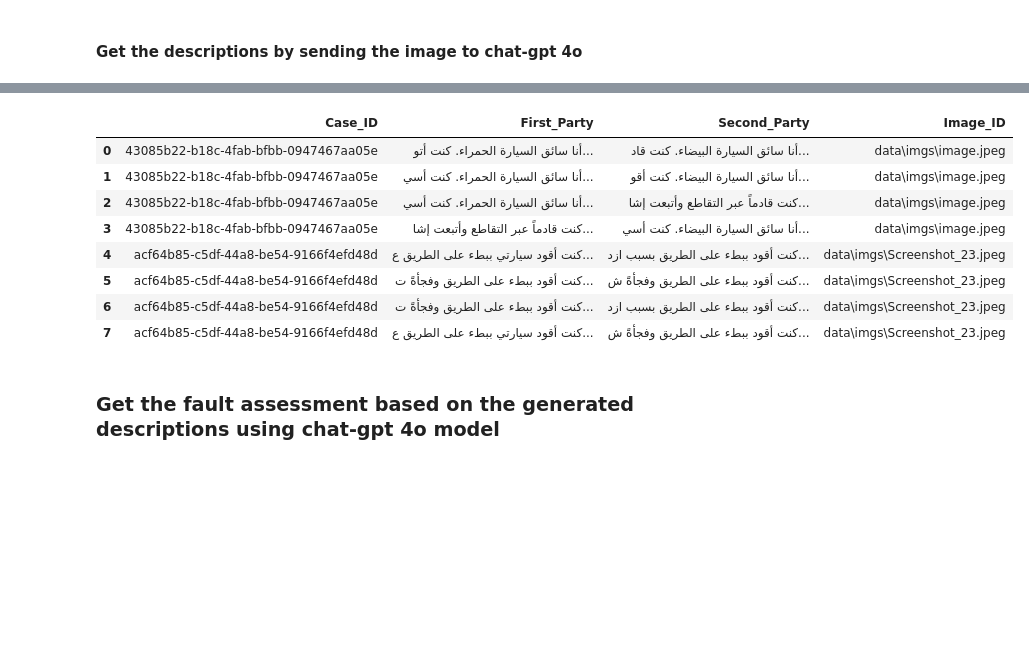
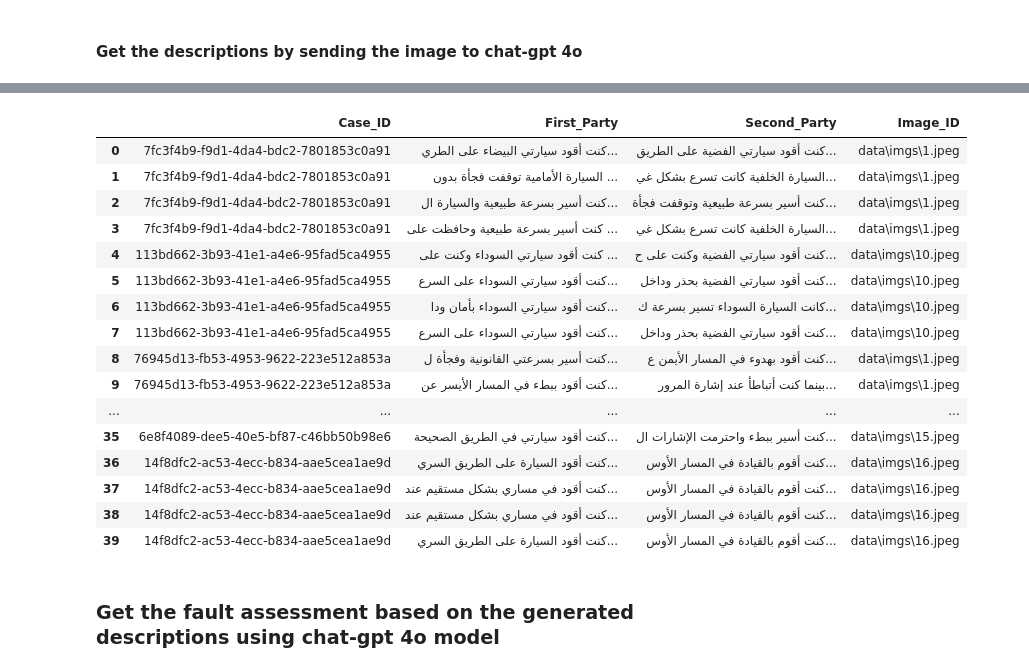
Before and after one commit to Sulaiman-F-Alharbi/Capstone, a Jupyter notebook: capstone.ipynb, the cells around one changed output, grey strips where cells are left out. Cells and saved outputs as stored; diff of their text form; code cells hidden in the pictures; blank space fills up the shorter version.

````diff
--- a/capstone.ipynb
+++ b/capstone.ipynb
@@ -70,7 +70,9 @@ for image_name in os.listdir(images_folder):
           {
             "type": "text",
             #prompt
-            "text": """I have car crash image I want you to take place as the effected parities, where your will write a description of the first party side, then write the other party description of their perspective.
+            "text": """[no prose]
+                      [Output Only JSON]
+                      I have car crash image I want you to take place as the effected parities, where your will write a description of the first party side, then write the other party description of their perspective.
                       and do it in 4 scenarios
                       1st: both parties say the truth.
                       2nd: both parties laying
@@ -78,15 +80,16 @@ for image_name in os.listdir(images_folder):
                       4th: second party is laying
                       (all in arabic)
 
-                      so end result will be:
+                      so end result will be in json format:
+                      {
+                        scenario_n:{
 
-                      scenario_n:
+                          first_party:
 
-                        first party:
-
-                        second party:
-
-                      make it as json format"""
+                          second_party:
+                        },
+                      }
+                      """
           },
           {
             #include the image
@@ -99,7 +102,7 @@ for image_name in os.listdir(images_folder):
       }
     ],
     #number of tokens
-    "max_tokens": 550
+    "max_tokens": 650
   }
 
   response = requests.post("https://api.openai.com/v1/chat/completions", headers=headers, json=payload)
@@ -154,10 +169,13 @@ for r, img in zip(responses, images_paths):
     content = response_dict['choices'][0]['message']['content']
 
     #clean the content string then turn it into json
-    content = content.replace("```json", "").replace("```", "").strip()
+    content = content.replace("```json",'').replace("```",'').strip()
     # content = content.replace('",', '"')
 
     descrip_json = json.loads(content)
+
+    if isinstance(descrip_json, list):
+        continue
 
     #Store the descriptions in the dataframe
     case_id = uuid.uuid4()
@@ -177,13 +243,21 @@ for r, img in zip(responses, images_paths):
 # %%
-descrip_df.head(20)
+descrip_df.head(40)
 # %% [output]
 |  | Case_ID | First_Party | Second_Party | Image_ID |
-| 0 | 43085b22-b18c-4fab-bfbb-0947467aa05e | أنا سائق السيارة الحمراء. كنت أتو... | أنا سائق السيارة البيضاء. كنت قاد... | data\imgs\image.jpeg |
-| 1 | 43085b22-b18c-4fab-bfbb-0947467aa05e | أنا سائق السيارة الحمراء. كنت أسي... | أنا سائق السيارة البيضاء. كنت أقو... | data\imgs\image.jpeg |
-| 2 | 43085b22-b18c-4fab-bfbb-0947467aa05e | أنا سائق السيارة الحمراء. كنت أسي... | كنت قادماً عبر التقاطع وأتبعت إشا... | data\imgs\image.jpeg |
-| 3 | 43085b22-b18c-4fab-bfbb-0947467aa05e | كنت قادماً عبر التقاطع وأتبعت إشا... | أنا سائق السيارة البيضاء. كنت أسي... | data\imgs\image.jpeg |
-| 4 | acf64b85-c5df-44a8-be54-9166f4efd48d | كنت أقود سيارتي ببطء على الطريق ع... | كنت أقود ببطء على الطريق بسبب ازد... | data\imgs\Screenshot_23.jpeg |
-| 5 | acf64b85-c5df-44a8-be54-9166f4efd48d | كنت أقود ببطء على الطريق وفجأةً ت... | كنت أقود ببطء على الطريق وفجأةً ش... | data\imgs\Screenshot_23.jpeg |
-| 6 | acf64b85-c5df-44a8-be54-9166f4efd48d | كنت أقود ببطء على الطريق وفجأةً ت... | كنت أقود ببطء على الطريق بسبب ازد... | data\imgs\Screenshot_23.jpeg |
-| 7 | acf64b85-c5df-44a8-be54-9166f4efd48d | كنت أقود سيارتي ببطء على الطريق ع... | كنت أقود ببطء على الطريق وفجأةً ش... | data\imgs\Screenshot_23.jpeg |
+| 0 | 7fc3f4b9-f9d1-4da4-bdc2-7801853c0a91 | كنت أقود سيارتي البيضاء على الطري... | كنت أقود سيارتي الفضية على الطريق... | data\imgs\1.jpeg |
+| 1 | 7fc3f4b9-f9d1-4da4-bdc2-7801853c0a91 | السيارة الأمامية توقفت فجأة بدون ... | السيارة الخلفية كانت تسرع بشكل غي... | data\imgs\1.jpeg |
+| 2 | 7fc3f4b9-f9d1-4da4-bdc2-7801853c0a91 | كنت أسير بسرعة طبيعية والسيارة ال... | كنت أسير بسرعة طبيعية وتوقفت فجأة... | data\imgs\1.jpeg |
+| 3 | 7fc3f4b9-f9d1-4da4-bdc2-7801853c0a91 | كنت أسير بسرعة طبيعية وحافظت على ... | السيارة الخلفية كانت تسرع بشكل غي... | data\imgs\1.jpeg |
+| 4 | 113bd662-3b93-41e1-a4e6-95fad5ca4955 | كنت أقود سيارتي السوداء وكنت على ... | كنت أقود سيارتي الفضية وكنت على ح... | data\imgs\10.jpeg |
+| 5 | 113bd662-3b93-41e1-a4e6-95fad5ca4955 | كنت أقود سيارتي السوداء على السرع... | كنت أقود سيارتي الفضية بحذر وداخل... | data\imgs\10.jpeg |
+| 6 | 113bd662-3b93-41e1-a4e6-95fad5ca4955 | كنت أقود سيارتي السوداء بأمان ودا... | كانت السيارة السوداء تسير بسرعة ك... | data\imgs\10.jpeg |
+| 7 | 113bd662-3b93-41e1-a4e6-95fad5ca4955 | كنت أقود سيارتي السوداء على السرع... | كنت أقود سيارتي الفضية بحذر وداخل... | data\imgs\10.jpeg |
+| 8 | 76945d13-fb53-4953-9622-223e512a853a | كنت أسير بسرعتي القانونية وفجأة ل... | كنت أقود بهدوء في المسار الأيمن ع... | data\imgs\1.jpeg |
+| 9 | 76945d13-fb53-4953-9622-223e512a853a | كنت أقود ببطء في المسار الأيسر عن... | بينما كنت أتباطأ عند إشارة المرور... | data\imgs\1.jpeg |
+| ... | ... | ... | ... | ... |
+| 35 | 6e8f4089-dee5-40e5-bf87-c46bb50b98e6 | كنت أقود سيارتي في الطريق الصحيحة... | كنت أسير ببطء واحترمت الإشارات ال... | data\imgs\15.jpeg |
+| 36 | 14f8dfc2-ac53-4ecc-b834-aae5cea1ae9d | كنت أقود السيارة على الطريق السري... | كنت أقوم بالقيادة في المسار الأوس... | data\imgs\16.jpeg |
+| 37 | 14f8dfc2-ac53-4ecc-b834-aae5cea1ae9d | كنت أقود في مساري بشكل مستقيم عند... | كنت أقوم بالقيادة في المسار الأوس... | data\imgs\16.jpeg |
+| 38 | 14f8dfc2-ac53-4ecc-b834-aae5cea1ae9d | كنت أقود في مساري بشكل مستقيم عند... | كنت أقوم بالقيادة في المسار الأوس... | data\imgs\16.jpeg |
+| 39 | 14f8dfc2-ac53-4ecc-b834-aae5cea1ae9d | كنت أقود السيارة على الطريق السري... | كنت أقوم بالقيادة في المسار الأوس... | data\imgs\16.jpeg |
 # %%
````
Also changed, not shown: parts of 10 cells of this notebook, 1 other file.
